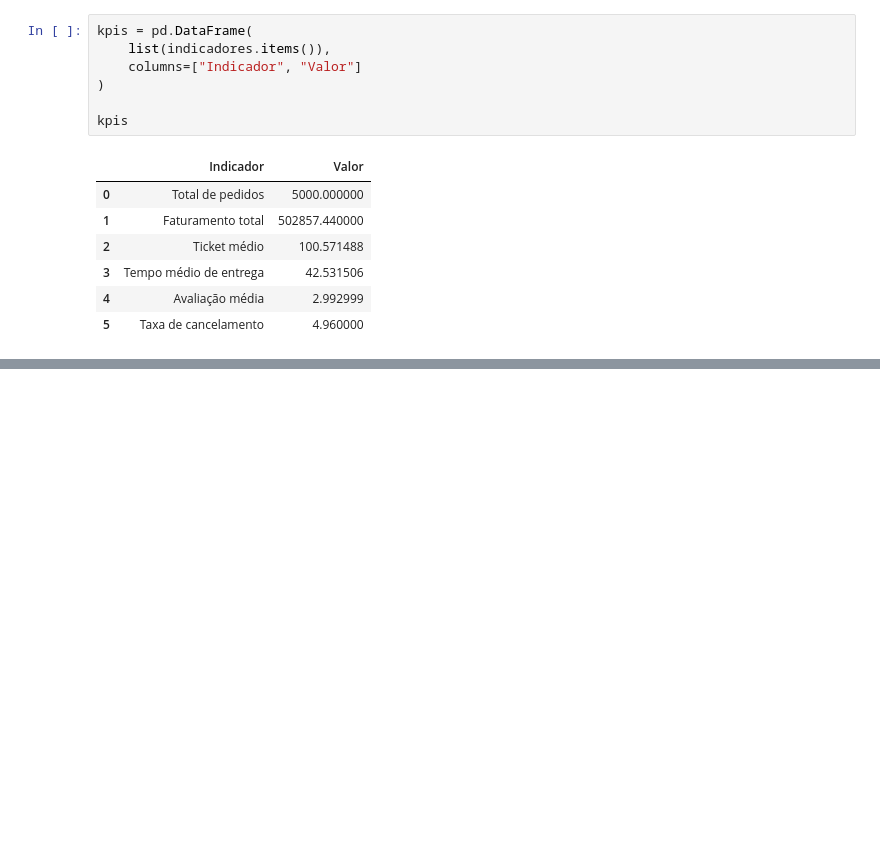
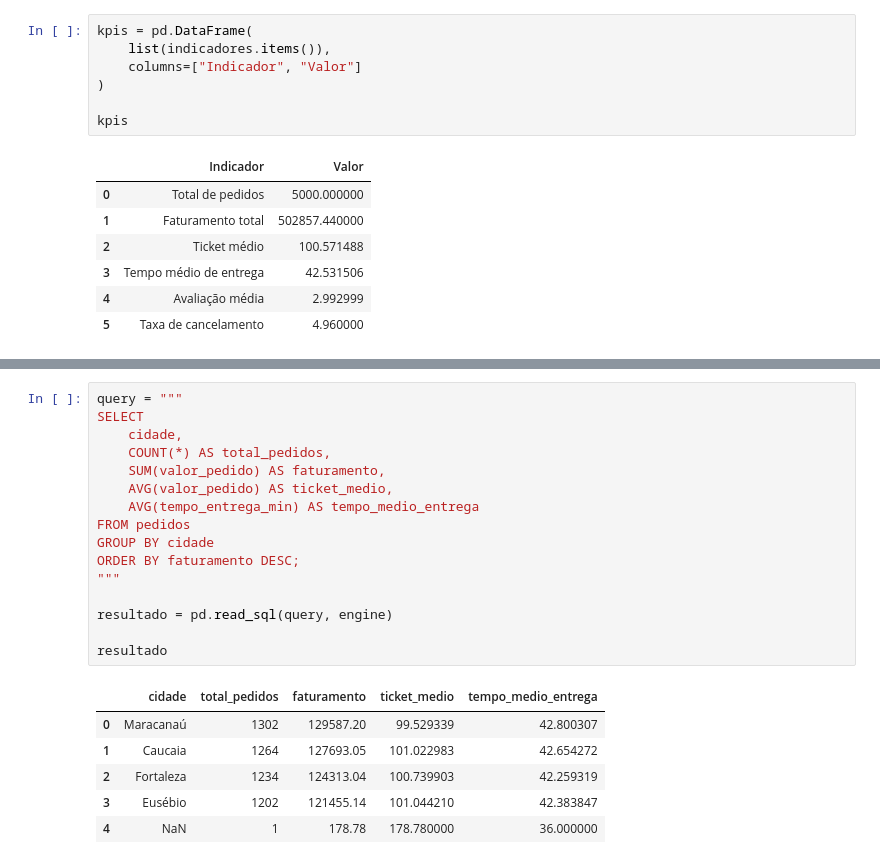
Before and after one commit to jlsnogueira247/FoodInsights, a Jupyter notebook: notebooks/analise_pedidos.ipynb, the cells around one changed output, grey strips where cells are left out. Drawn from its saved outputs; the diff is of its cells as text; blank space fills up the shorter version.

```diff
--- a/notebooks/analise_pedidos.ipynb
+++ b/notebooks/analise_pedidos.ipynb
@@ -634,0 +854,23 @@ kpis
+# %%
+query = """
+SELECT
+    cidade,
+    COUNT(*) AS total_pedidos,
+    SUM(valor_pedido) AS faturamento,
+    AVG(valor_pedido) AS ticket_medio,
+    AVG(tempo_entrega_min) AS tempo_medio_entrega
+FROM pedidos
+GROUP BY cidade
+ORDER BY faturamento DESC;
+"""
+
+resultado = pd.read_sql(query, engine)
+
+resultado
+# %% [output]
+|  | cidade | total_pedidos | faturamento | ticket_medio | tempo_medio_entrega |
+| 0 | Maracanaú | 1302 | 129587.20 | 99.529339 | 42.800307 |
+| 1 | Caucaia | 1264 | 127693.05 | 101.022983 | 42.654272 |
+| 2 | Fortaleza | 1234 | 124313.04 | 100.739903 | 42.259319 |
+| 3 | Eusébio | 1202 | 121455.14 | 101.044210 | 42.383847 |
+| 4 | NaN | 1 | 178.78 | 178.780000 | 36.000000 |
```
Also changed, not shown: parts of 21 cells of this notebook.
